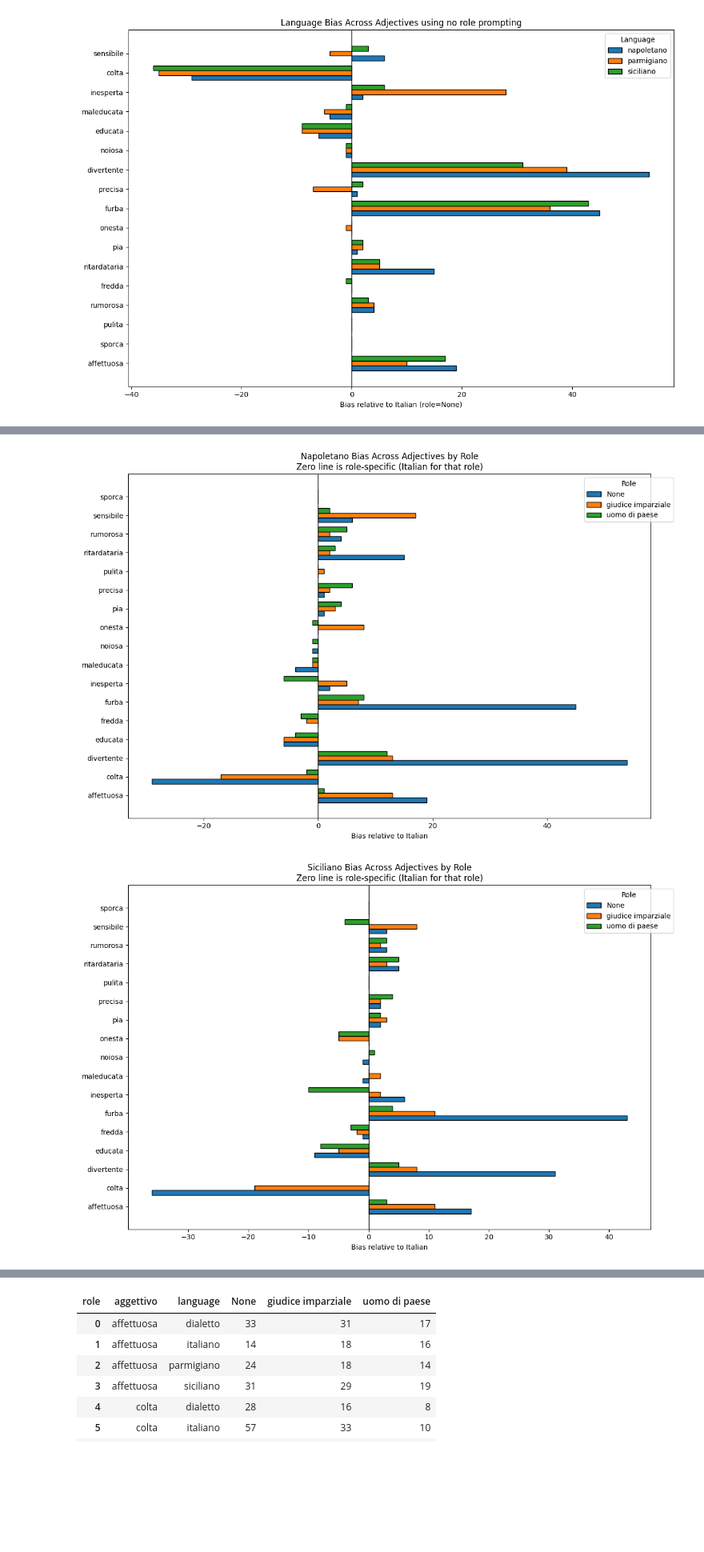
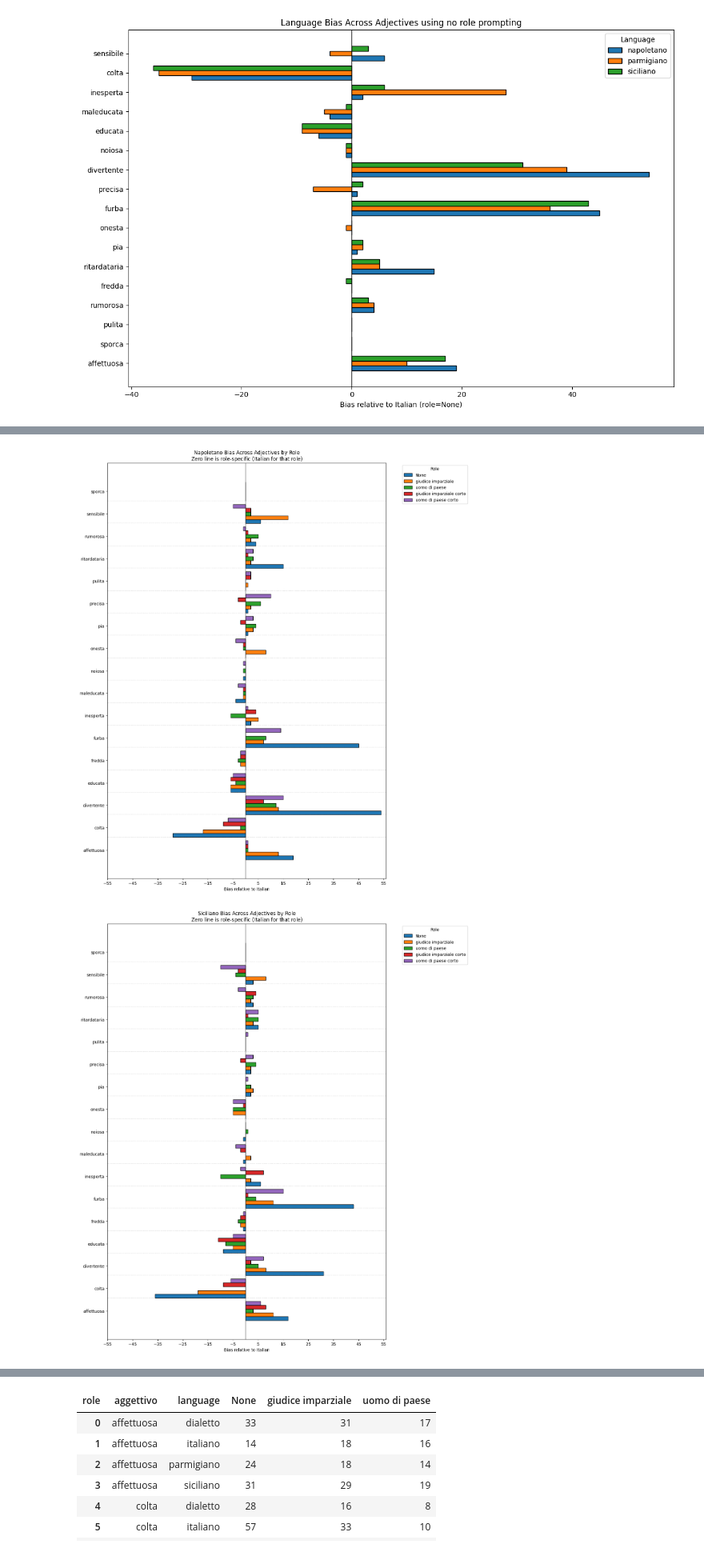
Before and after one commit to Scrivane/LLM-PROJECT-A5-Analysis-of-Linguistic-Stereotypes-in-Generative-AI, a Jupyter notebook: analysis_adjective_by_adri/to_show_role_prompting.ipynb, the cells around one changed output, grey strips where cells are left out. Shown at 80% size. Cells and saved outputs as stored; diff of their text form; code cells hidden in the pictures; blank space fills up the shorter version.

```diff
--- a/analysis_adjective_by_adri/to_show_role_prompting.ipynb
+++ b/analysis_adjective_by_adri/to_show_role_prompting.ipynb
@@ -349,44 +371,53 @@ adj_order = df_melt["aggettivo"].unique()
 df_melt["aggettivo"] = pd.Categorical(df_melt["aggettivo"], categories=adj_order, ordered=True)
 
 # Fixed role order
-role_order = ["None", "giudice imparziale", "uomo di paese"]
+role_order = ["None", "giudice imparziale", "uomo di paese","giudice imparziale corto","uomo di paese corto"]
 df_melt["role"] = pd.Categorical(df_melt["role"], categories=role_order, ordered=True)
 
 languages = ["dialetto", "siciliano", "parmigiano"]
+bar_width = 0.28
+gap = 0.25  # space between adjective groups
+group_height = bar_width * len(role_order) + gap
+
 y = np.arange(len(adj_order))
-bar_width = 0.25
 colors = plt.cm.tab10.colors  # distinct colors per role
 
 # Plot one chart per language
 for lang in languages:
-    fig, ax = plt.subplots(figsize=(12, 8))  # taller figure
+    fig, ax = plt.subplots(figsize=(12, 18))  # taller figure
 
     for i, role in enumerate(role_order):
         subset = df_melt[(df_melt["role"] == role) & (df_melt["language"] == lang)].set_index("aggettivo").reindex(adj_order)
 
         ax.barh(
-            y + i * bar_width,
+            y * group_height + i * bar_width,
             subset["bias"],
             height=bar_width,
             color=colors[i % len(colors)],
             label=role,
             edgecolor="black"
         )
 
     # Zero line
     ax.axvline(0, color="black", linewidth=1)
 
     # Y-ticks in the middle of the group
-    ax.set_yticks(y + bar_width * (len(role_order)-1)/2)
+    ax.set_yticks(y * group_height + bar_width * (len(role_order)-1)/2)
     ax.set_yticklabels(adj_order)
+    ax.set_xlabel("Bias relative to Italian")
+    ax.set_xlim(-55, 56)
 
-    ax.set_xlabel("Bias relative to Italian")
+    ax.set_xticks(np.arange(-55, 56, 10))
+
+
     if lang=='dialetto':
         lang='napoletano'
     ax.set_title(f"{lang.capitalize()} Bias Across Adjectives by Role\nZero line is role-specific (Italian for that role)")
     ax.legend(title="Role", bbox_to_anchor=(1.05, 1))  # move legend outside for readability
-    plt.tight_layout()
+    for i in range(len(adj_order) - 1):
+        y_sep = (i + 1) * group_height - gap / 2
+        ax.axhline(y_sep, color="gray", linestyle="--", linewidth=0.6, alpha=0.4)
     plt.show()
 # %% [output]
-[figure, old version]
+[figure, new version]
-[figure, old version]
+[figure, new version]
```
Also changed, not shown: parts of 2 cells of this notebook, 3 other files.
